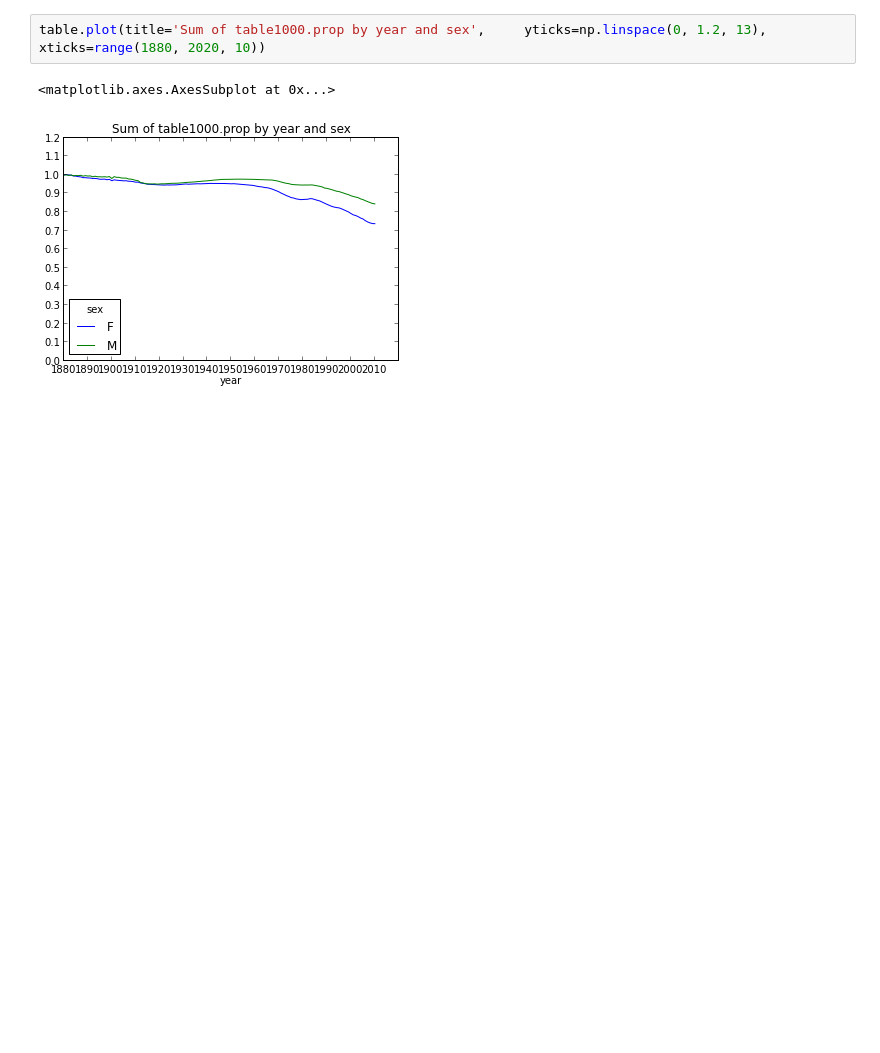
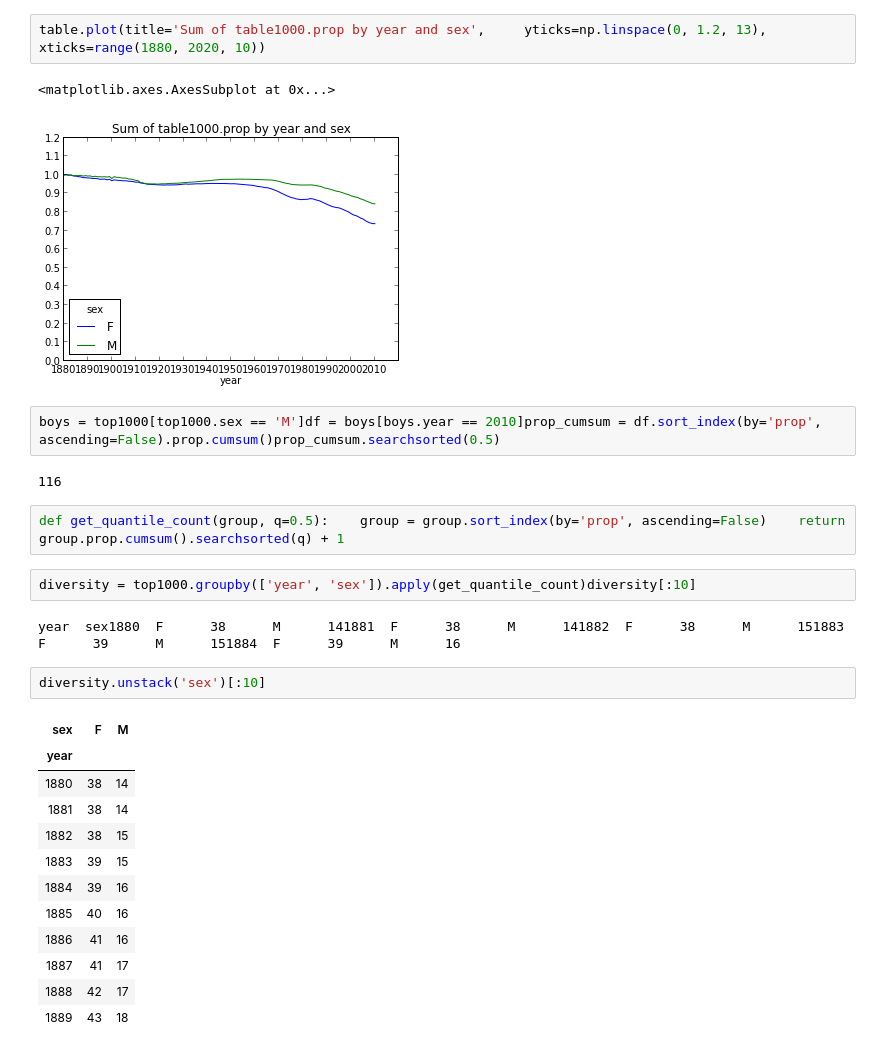
Before and after one commit to melampyge/kod, a Jupyter notebook: books/python_for_data_analysis/ch02/names.ipynb, the cells around one changed output. Cells and saved outputs as stored; diff of their text form; blank space fills up the shorter version.

```diff
--- a/books/python_for_data_analysis/ch02/names.ipynb
+++ b/books/python_for_data_analysis/ch02/names.ipynb
@@ -48,3 +54,28 @@ table.plot(title='Sum of table1000.prop by year and sex',     yticks=np.linspace
 # %% [output]
 <matplotlib.axes.AxesSubplot at 0x...>
 [figure]
+# %%
+boys = top1000[top1000.sex == 'M']df = boys[boys.year == 2010]prop_cumsum = df.sort_index(by='prop', ascending=False).prop.cumsum()prop_cumsum.searchsorted(0.5)
+# %% [output]
+116
+# %%
+def get_quantile_count(group, q=0.5):    group = group.sort_index(by='prop', ascending=False)    return group.prop.cumsum().searchsorted(q) + 1
+# %%
+diversity = top1000.groupby(['year', 'sex']).apply(get_quantile_count)diversity[:10]
+# %% [output]
+year  sex1880  F      38      M      141881  F      38      M      141882  F      38      M      151883  F      39      M      151884  F      39      M      16
+# %%
+diversity.unstack('sex')[:10]
+# %% [output]
+| sex | F | M |
+| year |  |  |
+| 1880 | 38 | 14 |
+| 1881 | 38 | 14 |
+| 1882 | 38 | 15 |
+| 1883 | 39 | 15 |
+| 1884 | 39 | 16 |
+| 1885 | 40 | 16 |
+| 1886 | 41 | 16 |
+| 1887 | 41 | 17 |
+| 1888 | 42 | 17 |
+| 1889 | 43 | 18 |
```
Also changed, not shown: parts of 3 cells of this notebook.
